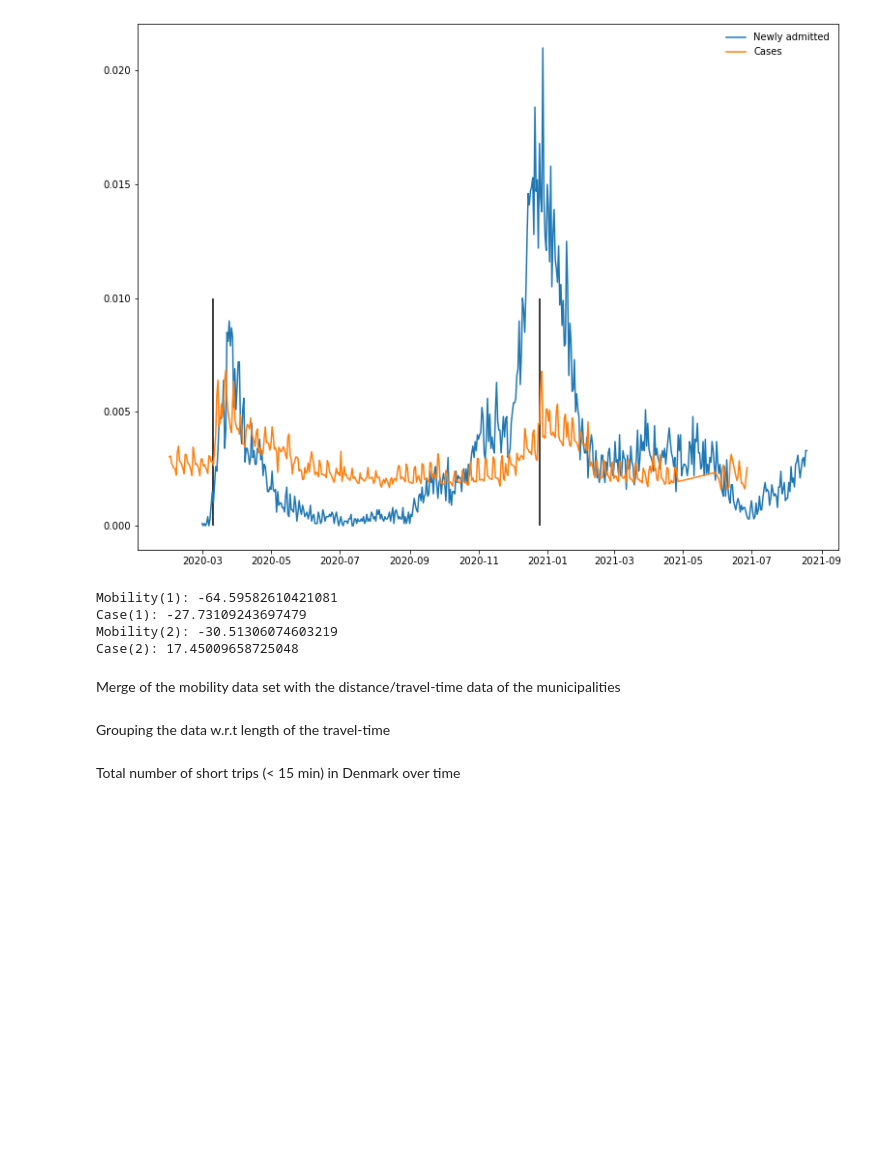
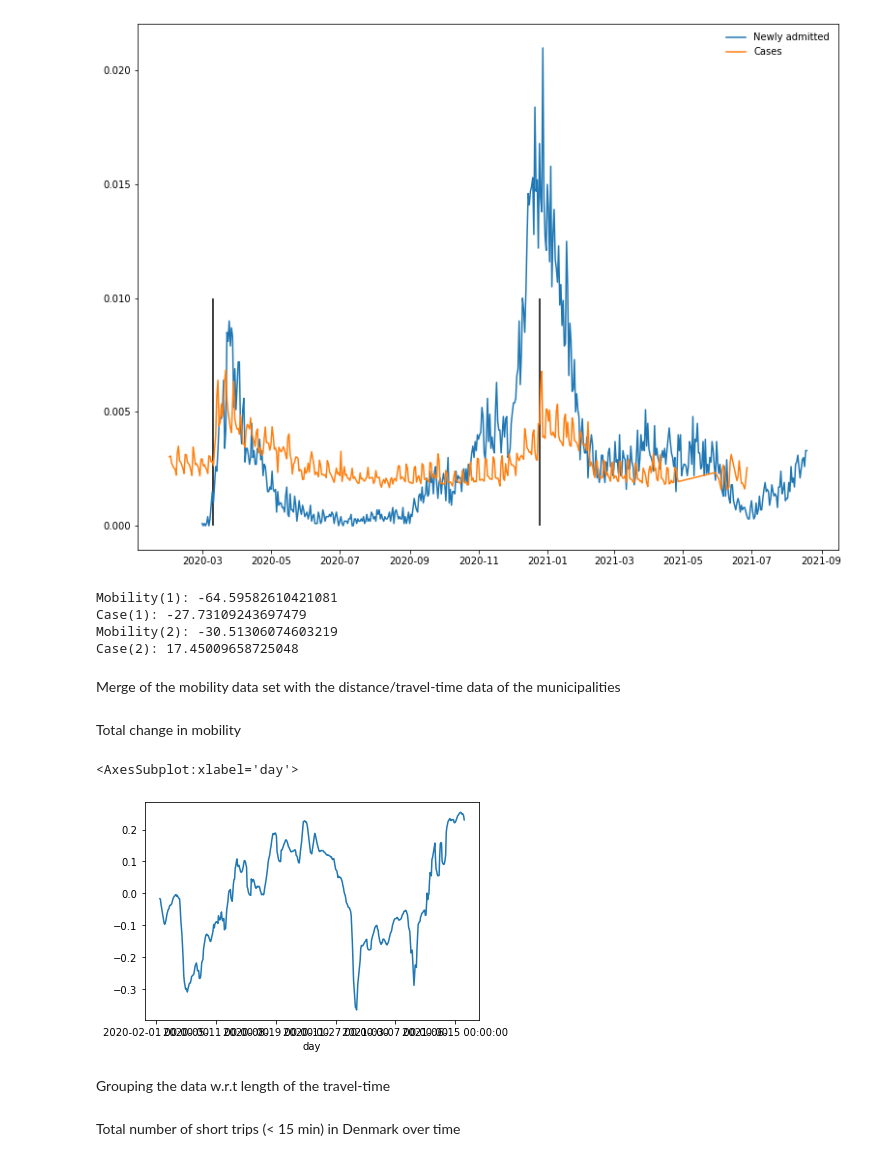
Before and after one commit to DanielAndreasen/covid-datathon21-mobility, a Jupyter notebook: notebooks/data_import-2_tidy_up.ipynb, the cells around one changed output. Saved outputs shown, nothing was run; the diff lists cells and outputs as text; code cells hidden in the pictures; blank space fills up the shorter version.

Commit message:
new bins - mobility change

```diff
--- a/notebooks/data_import-2_tidy_up.ipynb
+++ b/notebooks/data_import-2_tidy_up.ipynb
@@ -157,6 +157,20 @@ Merge of the mobility data set with the distance/travel-time data of the municip
 # %%
 df_merged = pd.merge(df,zip1, left_on=["src","dst"], right_on=["orig","dest"])
 df_merged.drop(columns=["orig", "dest"], inplace=True)
+# %% [markdown]
+Total change in mobility
+# %%
+df_total_sum = df_merged.groupby("day").sum()
+# df_total_sum["value"].plot()
+# %%
+seven_days = df_total_sum[1:7]
+baseline = seven_days["value"].mean()
+df_total_rel = (df_total_sum["value"]-baseline)/baseline
+# %%
+df_total_rel.rolling(window=7).mean().plot()
+# %% [output]
+<AxesSubplot:xlabel='day'>
+[figure, added]
 # %% [markdown]
 Grouping the data w.r.t length of the travel-time
 # %%
```
Also changed, not shown: parts of 15 cells of this notebook.
